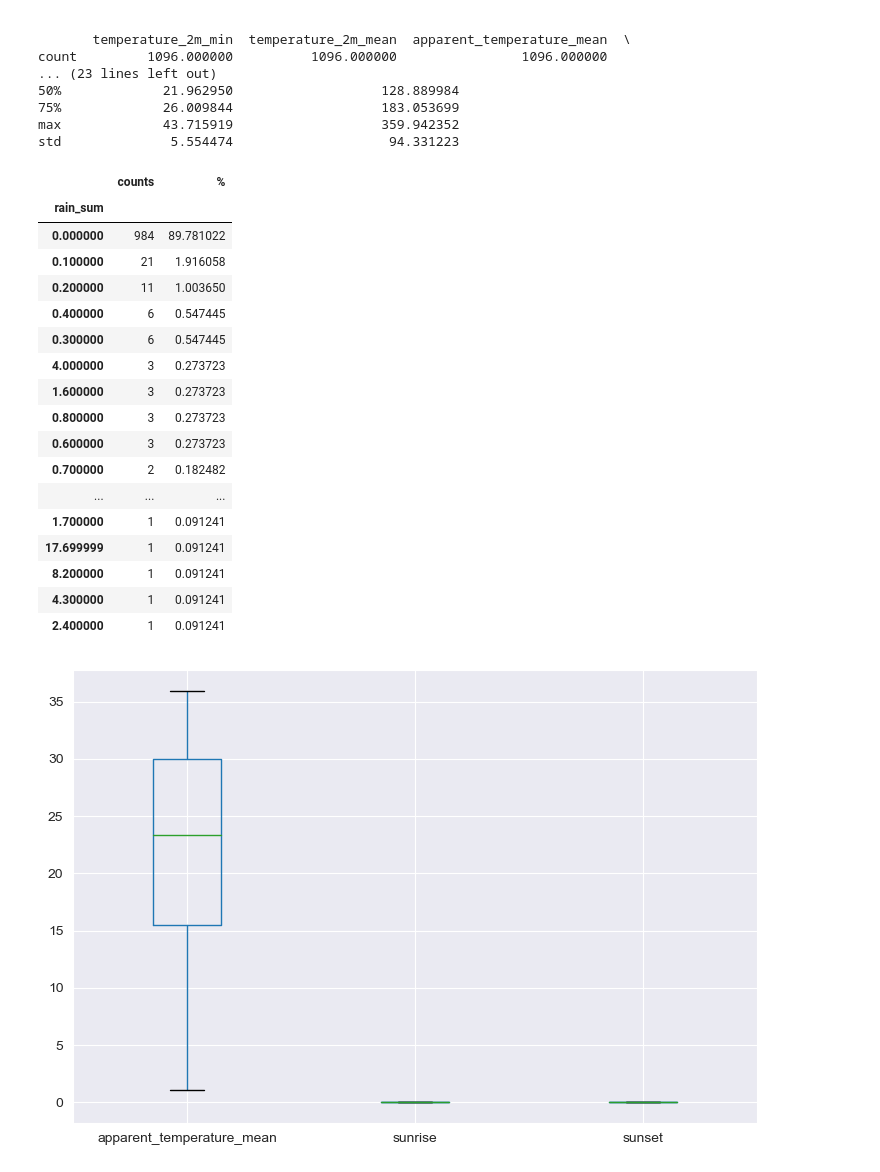
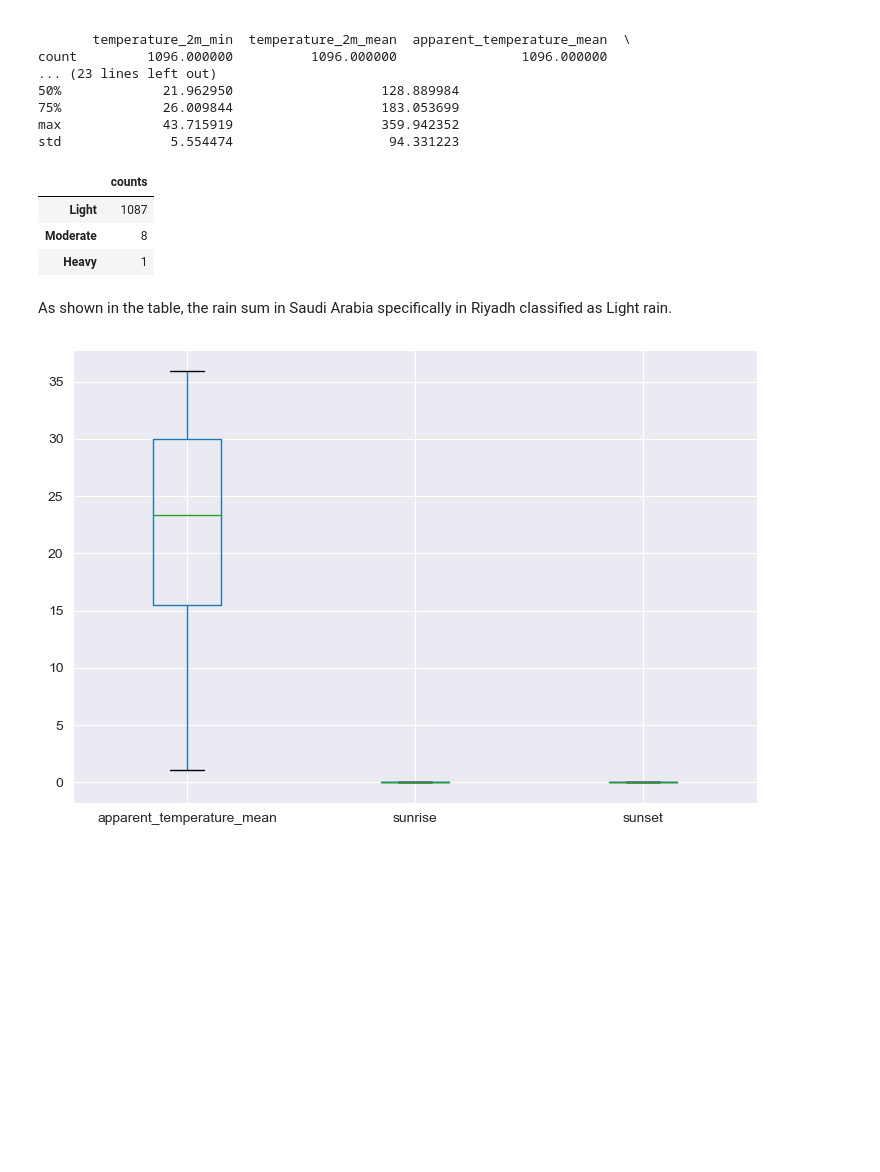
Before and after one commit to mriamft/Weather-Forecasting-, a Jupyter notebook: Weather-Forecasting-.ipynb, the cells around one changed output. Drawn from its saved outputs; the diff is of its cells as text; code cells hidden in the pictures; blank space fills up the shorter version.

```diff
--- a/Weather-Forecasting-.ipynb
+++ b/Weather-Forecasting-.ipynb
@@ -173,29 +182,20 @@ count         1096.000000          1096.000000                1096.000000
 max             43.715919                   359.942352
 std              5.554474                    94.331223
 # %%
-#count rain_sum with percentage قلق شوية ودي نقسمهم قسمين لان هم مقسمينها باخلاص
-countRain=daily_dataframe.rain_sum.value_counts()
-percentageCountRain=daily_dataframe.rain_sum.value_counts(normalize=True)*100
-pd.concat([countRain,percentageCountRain],axis=1, keys=['counts','%'])
+#count rain_sum for each Level of rainfall in a day based on Weather and Climate Services Division, NCHM
+CatRain = pd.Series(['Light' if i < 10
+                     else 'Moderate' if 10 <= i < 30
+                     else 'Heavy' for i in daily_dataframe['rain_sum']])
+countRain = CatRain.value_counts()
+
+pd.concat([countRain], axis=1, keys=['counts'])
 # %% [output]
-|  | counts | % |
-| rain_sum |  |  |
-| 0.000000 | 984 | 89.781022 |
-| 0.100000 | 21 | 1.916058 |
-| 0.200000 | 11 | 1.003650 |
-| 0.400000 | 6 | 0.547445 |
-| 0.300000 | 6 | 0.547445 |
-| 4.000000 | 3 | 0.273723 |
-| 1.600000 | 3 | 0.273723 |
-| 0.800000 | 3 | 0.273723 |
-| 0.600000 | 3 | 0.273723 |
-| 0.700000 | 2 | 0.182482 |
-| ... | ... | ... |
-| 1.700000 | 1 | 0.091241 |
-| 17.699999 | 1 | 0.091241 |
-| 8.200000 | 1 | 0.091241 |
-| 4.300000 | 1 | 0.091241 |
-| 2.400000 | 1 | 0.091241 |
+|  | counts |
+| Light | 1087 |
+| Moderate | 8 |
+| Heavy | 1 |
+# %% [markdown]
+As shown in the table, the rain sum in Saudi Arabia specifically in Riyadh classified as Light rain.
 # %%
 #check for outliers
 fig = plt.figure(figsize=(30,20))
```
Also changed, not shown: parts of 15 cells of this notebook.
